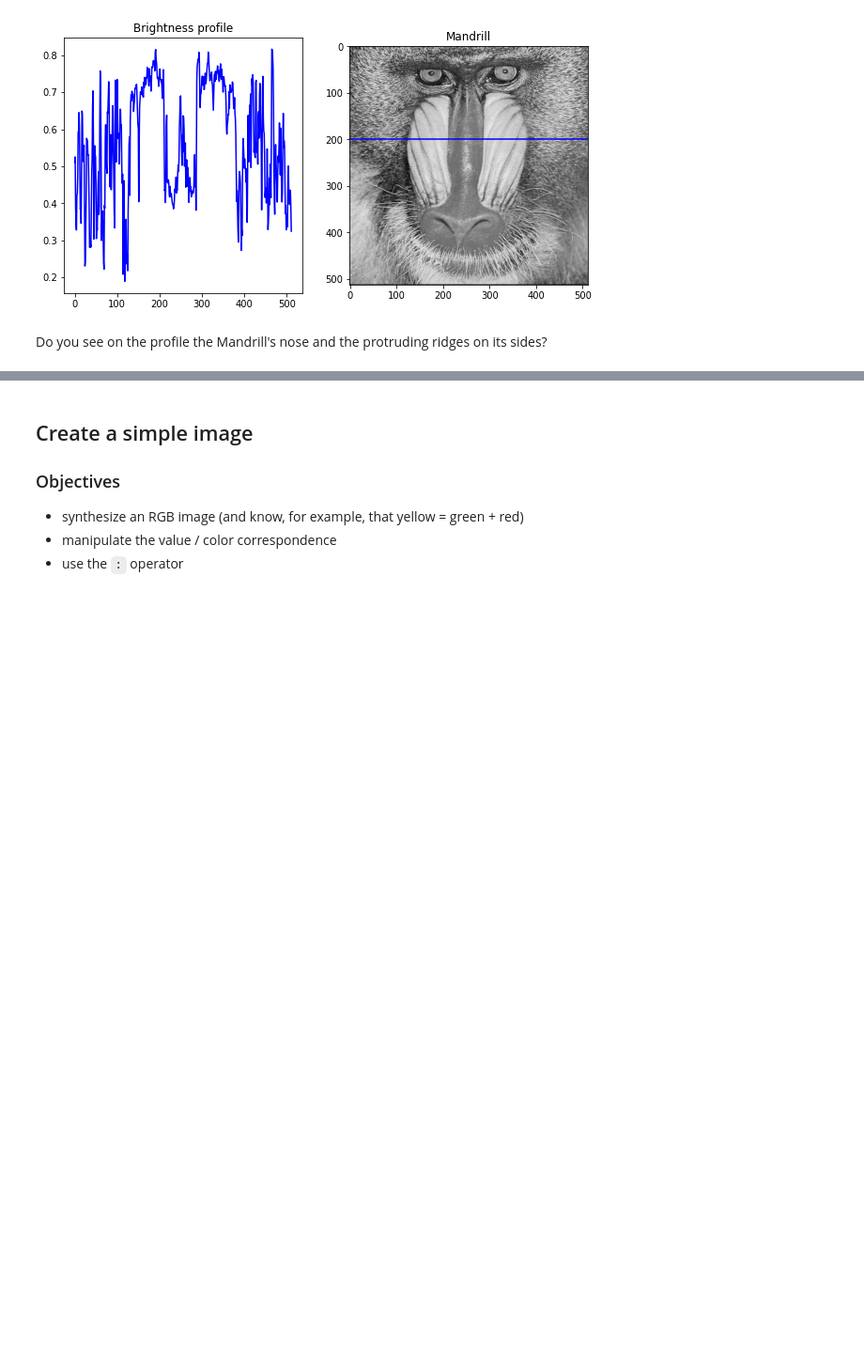
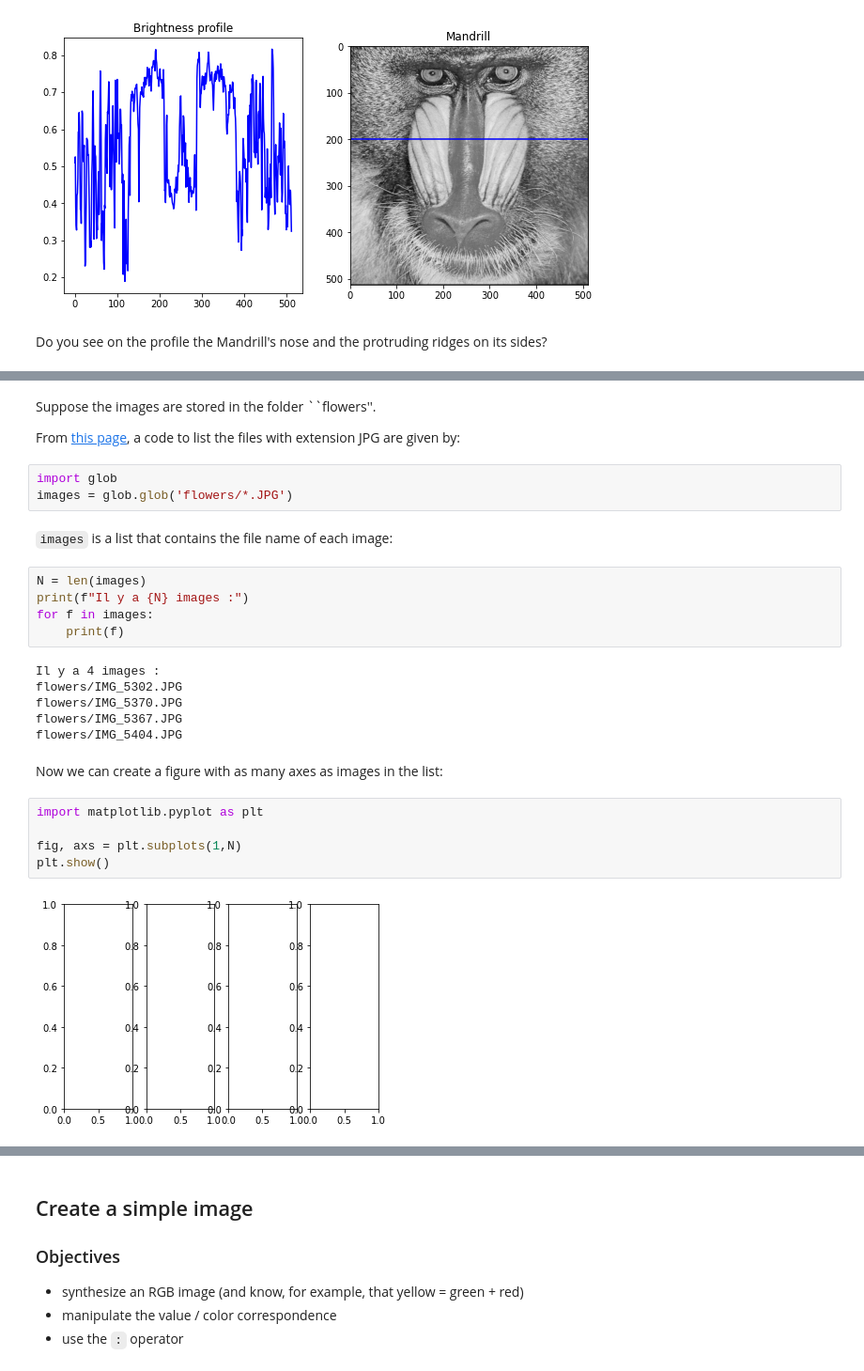
Before and after one commit to vincmazet/bip, a Jupyter notebook: _sources/labs/cor1.ipynb, the cells around one changed output, grey strips where cells are left out. Shown at 94% size. Cells and saved outputs as stored; diff of their text form; blank space fills up the shorter version.

```diff
--- a/_sources/labs/cor1.ipynb
+++ b/_sources/labs/cor1.ipynb
@@ -236,0 +243,30 @@ Do you see on the profile the Mandrill's nose and the protruding ridges on its s
+# %% [markdown]
+Suppose the images are stored in the folder ``flowers''.
+
+From [this page](https://stackoverflow.com/questions/57451177/python3-create-list-of-image-in-a-folder),
+a code to list the files with extension JPG are given by:
+# %%
+import glob
+images = glob.glob('flowers/*.JPG')
+# %% [markdown]
+`images` is a list that contains the file name of each image:
+# %%
+N = len(images)
+print(f"Il y a {N} images :")
+for f in images:
+    print(f)
+# %% [output]
+Il y a 4 images :
+flowers/IMG_5302.JPG
+flowers/IMG_5370.JPG
+flowers/IMG_5367.JPG
+flowers/IMG_5404.JPG
+# %% [markdown]
+Now we can create a figure with as many axes as images in the list:
+# %%
+import matplotlib.pyplot as plt
+
+fig, axs = plt.subplots(1,N)
+plt.show()
+# %% [output]
+[figure, added]
```
Also changed, not shown: parts of 9 cells of this notebook, 41 other files.
